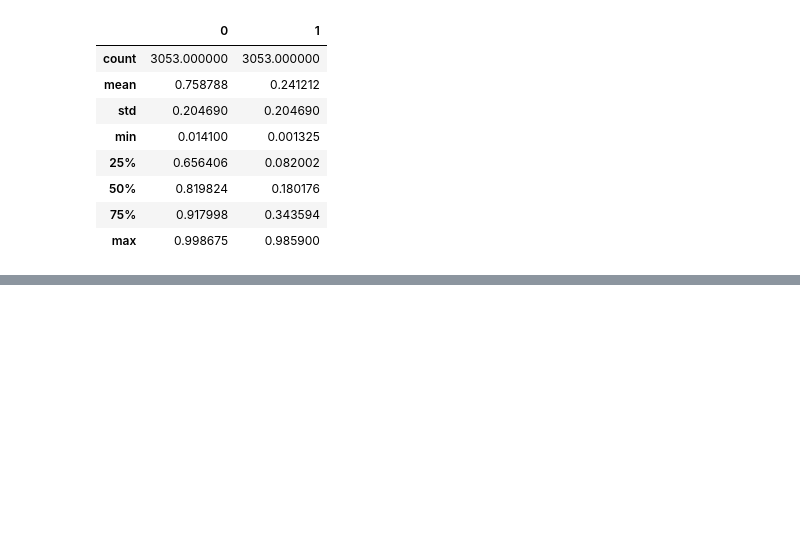
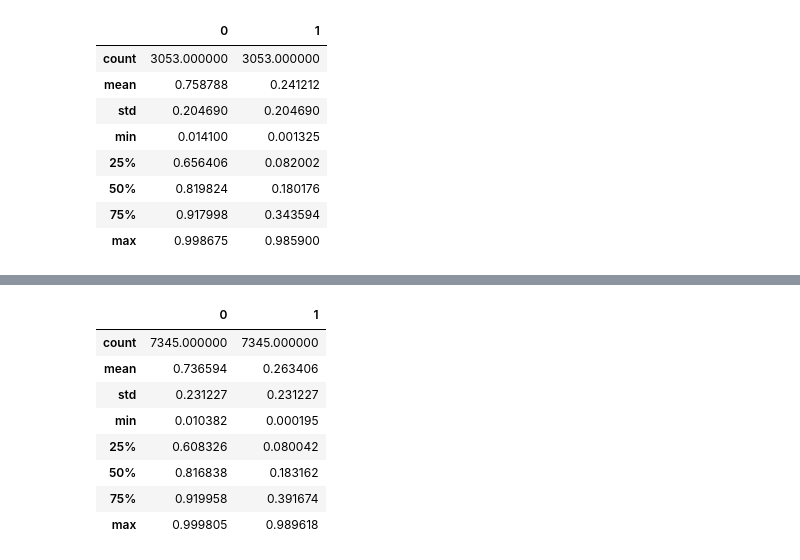
Before and after one commit to StenRSM/BAM-thesis, a Jupyter notebook: logistic_regression_detector.ipynb, the cells around one changed output, grey strips where cells are left out. Cells and saved outputs as stored; diff of their text form; code cells hidden in the pictures; blank space fills up the shorter version.

```diff
--- a/logistic_regression_detector.ipynb
+++ b/logistic_regression_detector.ipynb
@@ -233,0 +260,16 @@ pred_election.to_csv(r'C:\Users\Sten\Documents\EUR BAM\Thesis\data\predictions\e
+# %%
+pred_general = model_LR.predict_proba(Tfidf_general)
+# %%
+pred_general = pd.DataFrame(pred_general)
+# %%
+pred_general.describe()
+# %% [output]
+|  | 0 | 1 |
+| count | 7345.000000 | 7345.000000 |
+| mean | 0.736594 | 0.263406 |
+| std | 0.231227 | 0.231227 |
+| min | 0.010382 | 0.000195 |
+| 25% | 0.608326 | 0.080042 |
+| 50% | 0.816838 | 0.183162 |
+| 75% | 0.919958 | 0.391674 |
+| max | 0.999805 | 0.989618 |
```
Also changed, not shown: parts of 5 cells of this notebook, 4 other files.
